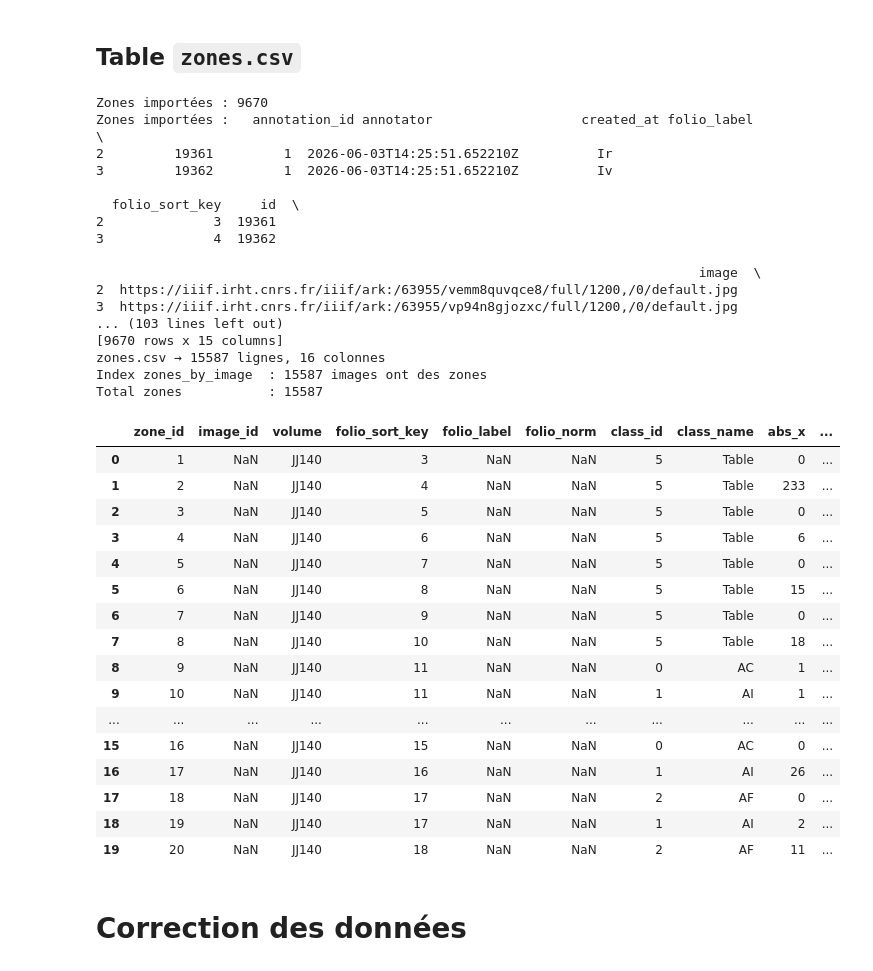
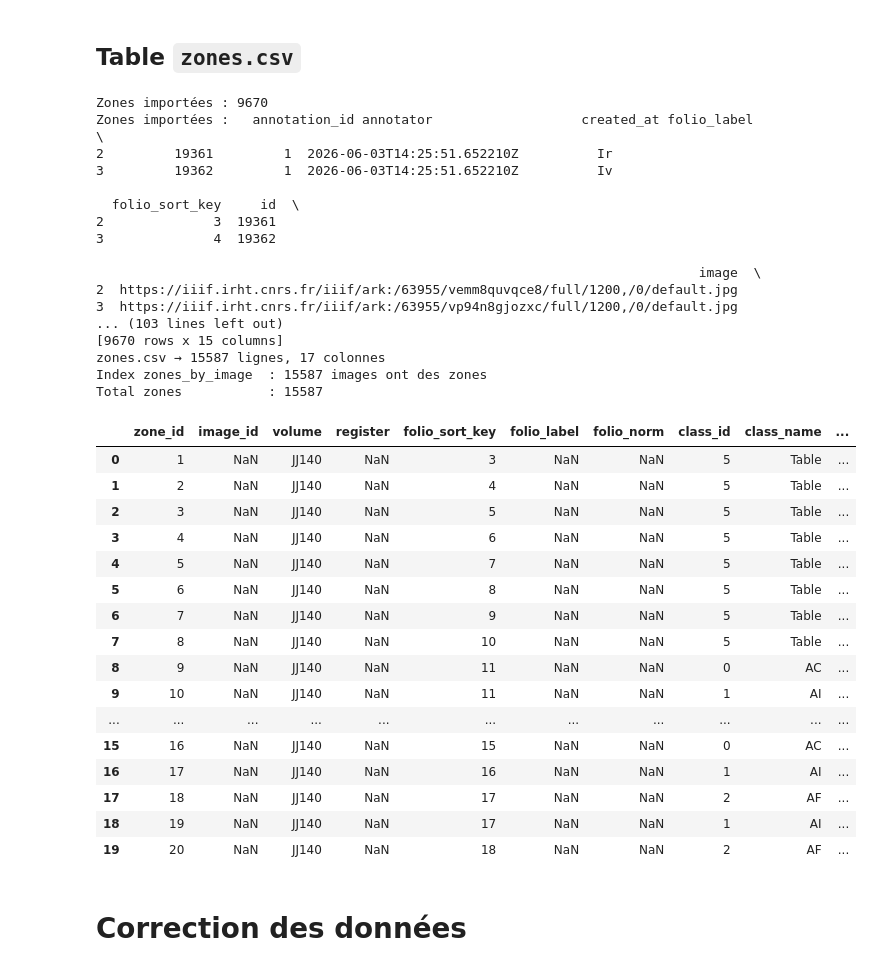
Before and after one commit to oriflamms/himanis, a Jupyter notebook: Acts/src_ipynb/JJ100-139-versImportLabelStudio2.ipynb, the cells around one changed output. Cells and saved outputs as stored; diff of their text form; code cells hidden in the pictures.

```diff
--- a/Acts/src_ipynb/JJ100-139-versImportLabelStudio2.ipynb
+++ b/Acts/src_ipynb/JJ100-139-versImportLabelStudio2.ipynb
@@ -524,7 +524,7 @@ CLASS_MAP = {
 df_zones['class_id'] = df_zones['class_name'].map(CLASS_MAP)
 
 ZONES_COLS = [
-    'zone_id', 'image_id', 'volume', 'folio_sort_key',
+    'zone_id', 'image_id', 'volume', 'register', 'folio_sort_key',
     'folio_label', 'folio_norm',
     'class_id', 'class_name',
     'abs_x', 'abs_y', 'abs_w', 'abs_h',
@@ -547,51 +547,51 @@ for _, row in df_zones.iterrows():
 
 for iid in zones_by_image:
     zones_by_image[iid].sort(key=lambda r: r['abs_y'] if pd.notna(r['abs_y']) else 0)
 
 # Ensemble de tous les zone_id (pour le rapport de couverture)
 all_zone_ids      = set(df_zones['zone_id'].tolist())
 attributed_zone_ids = set()   # alimenté lors de la construction des liaisons
 
 print(f"Index zones_by_image  : {len(zones_by_image)} images ont des zones")
 print(f"Total zones           : {len(all_zone_ids)}")
 
 
 df_zones.head(20)
 # %% [output]
 Zones importées : 9670
 Zones importées :   annotation_id annotator                   created_at folio_label  \
 2         19361         1  2026-06-03T14:25:51.652210Z          Ir
 3         19362         1  2026-06-03T14:25:51.652210Z          Iv
 
   folio_sort_key     id  \
 2              3  19361
 3              4  19362
 
                                                                              image  \
 2  https://iiif.irht.cnrs.fr/iiif/ark:/63955/vemm8quvqce8/full/1200,/0/default.jpg
 3  https://iiif.irht.cnrs.fr/iiif/ark:/63955/vp94n8gjozxc/full/1200,/0/default.jpg
 ... (103 lines left out)
 [9670 rows x 15 columns]
-zones.csv → 15587 lignes, 16 colonnes
+zones.csv → 15587 lignes, 17 colonnes
 Index zones_by_image  : 15587 images ont des zones
 Total zones           : 15587
-|  | zone_id | image_id | volume | folio_sort_key | folio_label | folio_norm | class_id | class_name | abs_x | ... |
-| 0 | 1 | NaN | JJ140 | 3 | NaN | NaN | 5 | Table | 0 | ... |
-| 1 | 2 | NaN | JJ140 | 4 | NaN | NaN | 5 | Table | 233 | ... |
-| 2 | 3 | NaN | JJ140 | 5 | NaN | NaN | 5 | Table | 0 | ... |
-| 3 | 4 | NaN | JJ140 | 6 | NaN | NaN | 5 | Table | 6 | ... |
-| 4 | 5 | NaN | JJ140 | 7 | NaN | NaN | 5 | Table | 0 | ... |
-| 5 | 6 | NaN | JJ140 | 8 | NaN | NaN | 5 | Table | 15 | ... |
-| 6 | 7 | NaN | JJ140 | 9 | NaN | NaN | 5 | Table | 0 | ... |
-| 7 | 8 | NaN | JJ140 | 10 | NaN | NaN | 5 | Table | 18 | ... |
-| 8 | 9 | NaN | JJ140 | 11 | NaN | NaN | 0 | AC | 1 | ... |
-| 9 | 10 | NaN | JJ140 | 11 | NaN | NaN | 1 | AI | 1 | ... |
+|  | zone_id | image_id | volume | register | folio_sort_key | folio_label | folio_norm | class_id | class_name | ... |
+| 0 | 1 | NaN | JJ140 | NaN | 3 | NaN | NaN | 5 | Table | ... |
+| 1 | 2 | NaN | JJ140 | NaN | 4 | NaN | NaN | 5 | Table | ... |
+| 2 | 3 | NaN | JJ140 | NaN | 5 | NaN | NaN | 5 | Table | ... |
+| 3 | 4 | NaN | JJ140 | NaN | 6 | NaN | NaN | 5 | Table | ... |
+| 4 | 5 | NaN | JJ140 | NaN | 7 | NaN | NaN | 5 | Table | ... |
+| 5 | 6 | NaN | JJ140 | NaN | 8 | NaN | NaN | 5 | Table | ... |
+| 6 | 7 | NaN | JJ140 | NaN | 9 | NaN | NaN | 5 | Table | ... |
+| 7 | 8 | NaN | JJ140 | NaN | 10 | NaN | NaN | 5 | Table | ... |
+| 8 | 9 | NaN | JJ140 | NaN | 11 | NaN | NaN | 0 | AC | ... |
+| 9 | 10 | NaN | JJ140 | NaN | 11 | NaN | NaN | 1 | AI | ... |
 | ... | ... | ... | ... | ... | ... | ... | ... | ... | ... | ... |
-| 15 | 16 | NaN | JJ140 | 15 | NaN | NaN | 0 | AC | 0 | ... |
-| 16 | 17 | NaN | JJ140 | 16 | NaN | NaN | 1 | AI | 26 | ... |
-| 17 | 18 | NaN | JJ140 | 17 | NaN | NaN | 2 | AF | 0 | ... |
-| 18 | 19 | NaN | JJ140 | 17 | NaN | NaN | 1 | AI | 2 | ... |
-| 19 | 20 | NaN | JJ140 | 18 | NaN | NaN | 2 | AF | 11 | ... |
+| 15 | 16 | NaN | JJ140 | NaN | 15 | NaN | NaN | 0 | AC | ... |
+| 16 | 17 | NaN | JJ140 | NaN | 16 | NaN | NaN | 1 | AI | ... |
+| 17 | 18 | NaN | JJ140 | NaN | 17 | NaN | NaN | 2 | AF | ... |
+| 18 | 19 | NaN | JJ140 | NaN | 17 | NaN | NaN | 1 | AI | ... |
+| 19 | 20 | NaN | JJ140 | NaN | 18 | NaN | NaN | 2 | AF | ... |
 # %% [markdown]
 # Correction des données
 # %% [markdown]
```
Also changed, not shown: parts of 4 cells of this notebook, 1 other file.
